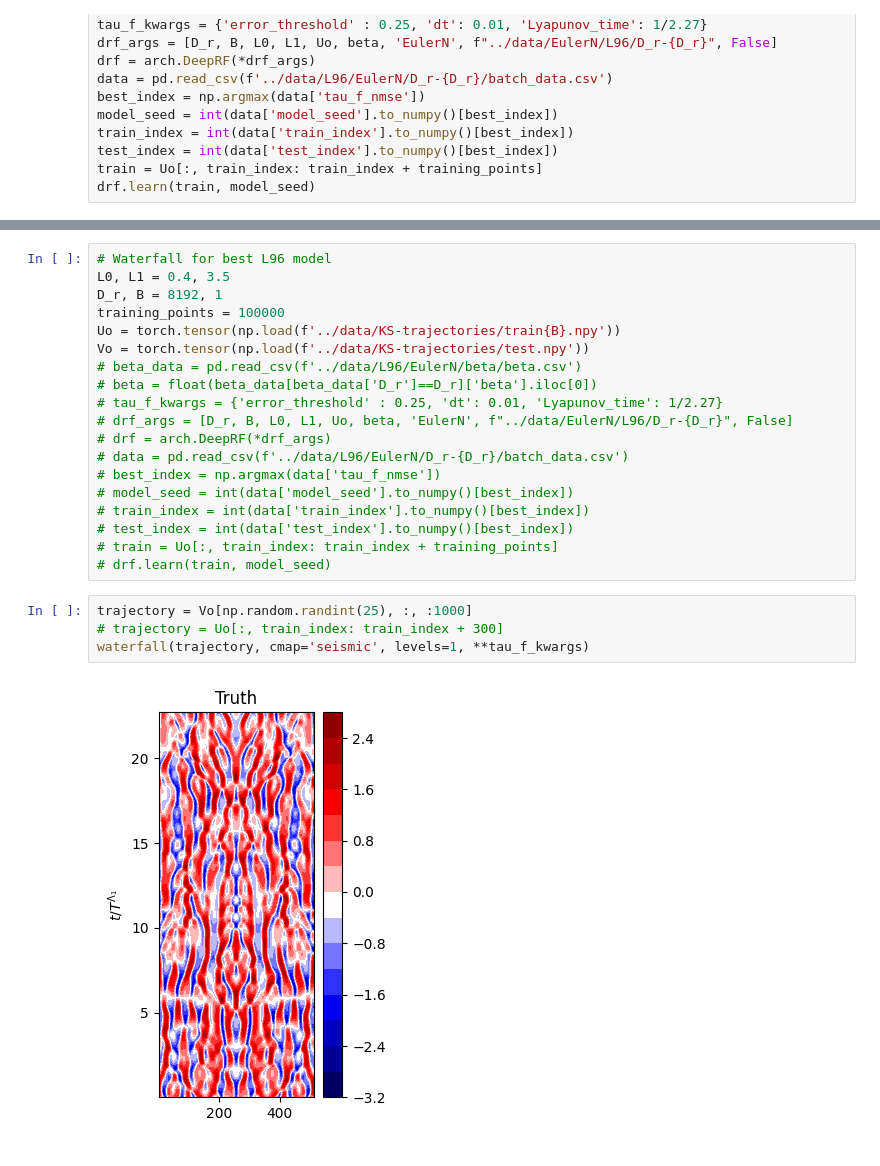
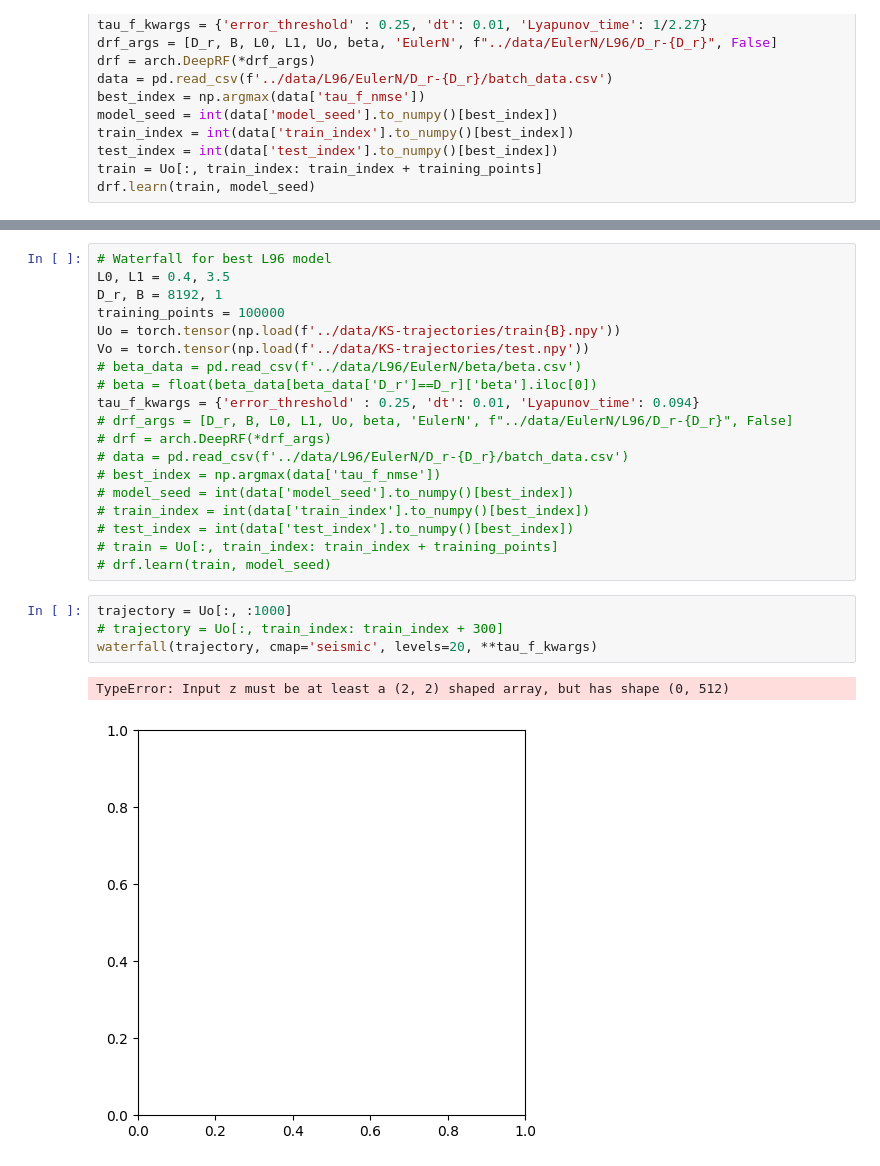
Before and after one commit to pinakm9/deeprf, a Jupyter notebook: notebooks/waterfall-L96.ipynb, the cells around one changed output, grey strips where cells are left out. Drawn from its saved outputs; the diff is of its cells as text.

```diff
--- a/notebooks/waterfall-L96.ipynb
+++ b/notebooks/waterfall-L96.ipynb
@@ -78,7 +85,7 @@ Uo = torch.tensor(np.load(f'../data/KS-trajectories/train{B}.npy'))
 Vo = torch.tensor(np.load(f'../data/KS-trajectories/test.npy'))
 # beta_data = pd.read_csv(f'../data/L96/EulerN/beta/beta.csv')
 # beta = float(beta_data[beta_data['D_r']==D_r]['beta'].iloc[0])
-# tau_f_kwargs = {'error_threshold' : 0.25, 'dt': 0.01, 'Lyapunov_time': 1/2.27}
+tau_f_kwargs = {'error_threshold' : 0.25, 'dt': 0.01, 'Lyapunov_time': 0.094}
 # drf_args = [D_r, B, L0, L1, Uo, beta, 'EulerN', f"../data/EulerN/L96/D_r-{D_r}", False]
 # drf = arch.DeepRF(*drf_args)
 # data = pd.read_csv(f'../data/L96/EulerN/D_r-{D_r}/batch_data.csv')
@@ -89,9 +96,10 @@ Vo = torch.tensor(np.load(f'../data/KS-trajectories/test.npy'))
 # train = Uo[:, train_index: train_index + training_points]
 # drf.learn(train, model_seed)
 # %%
-trajectory = Vo[np.random.randint(25), :, :1000]
+trajectory = Uo[:, :1000]
 # trajectory = Uo[:, train_index: train_index + 300]
-waterfall(trajectory, cmap='seismic', levels=1, **tau_f_kwargs)
+waterfall(trajectory, cmap='seismic', levels=20, **tau_f_kwargs)
 # %% [output]
+TypeError: Input z must be at least a (2, 2) shaped array, but has shape (0, 512)
-[figure, old version]
+[figure, new version]
 # %%
```
Also changed, not shown: parts of 3 cells of this notebook, 7 other files.
